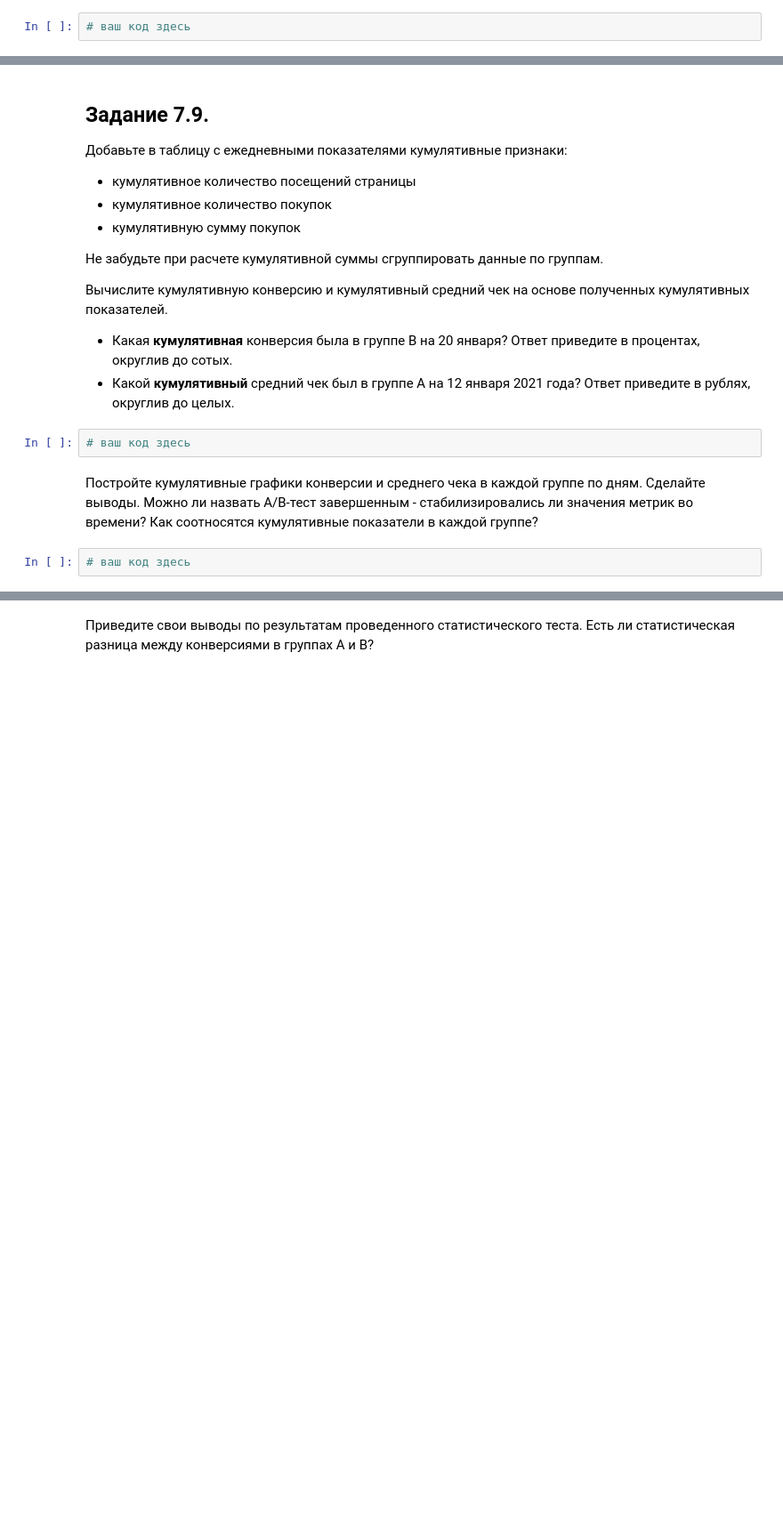
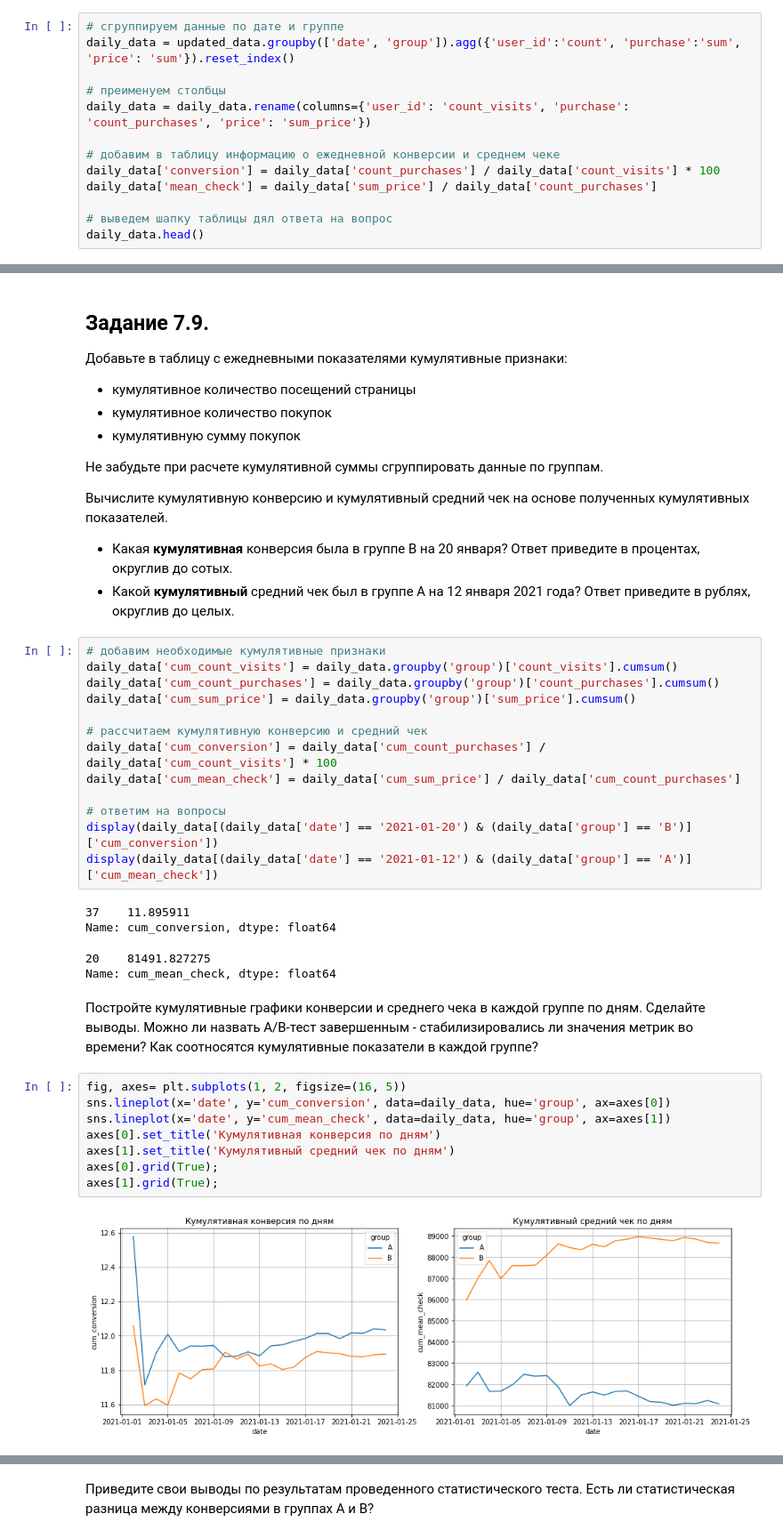
Before and after one commit to Alexx-Yu/python_classes, a Jupyter notebook: Module 27 - EDA-5/Template_EDA_5.ipynb, the cells around one changed output, grey strips where cells are left out. Shown at 89% size. Drawn from its saved outputs; the diff is of its cells as text; blank space fills up the shorter version.

```diff
--- a/Module 27 - EDA-5/Template_EDA_5.ipynb
+++ b/Module 27 - EDA-5/Template_EDA_5.ipynb
@@ -156,4 +242,15 @@ updated_data = data[data['user_id'].apply(lambda x: x not in user_intersection)]
 
 * Чему равен средний чек 3 января 2021 года? Ответ приведите в рублях и округлите до целого.
 # %%
-# ваш код здесь
+# сгруппируем данные по дате и группе
+daily_data = updated_data.groupby(['date', 'group']).agg({'user_id':'count', 'purchase':'sum', 'price': 'sum'}).reset_index()
+
+# преименуем столбцы
+daily_data = daily_data.rename(columns={'user_id': 'count_visits', 'purchase': 'count_purchases', 'price': 'sum_price'})
+
+# добавим в таблицу информацию о ежедневной конверсии и среднем чеке
+daily_data['conversion'] = daily_data['count_purchases'] / daily_data['count_visits'] * 100
+daily_data['mean_check'] = daily_data['sum_price'] / daily_data['count_purchases']
+
+# выведем шапку таблицы дял ответа на вопрос
+daily_data.head()
@@ -172,9 +276,33 @@ updated_data = data[data['user_id'].apply(lambda x: x not in user_intersection)]
 * Какая **кумулятивная** конверсия была в группе B на 20 января? Ответ приведите в процентах, округлив до сотых.
 * Какой **кумулятивный** средний чек был в группе А на 12 января 2021 года? Ответ приведите в рублях, округлив до целых.
 # %%
-# ваш код здесь
+# добавим необходимые кумулятивные признаки
+daily_data['cum_count_visits'] = daily_data.groupby('group')['count_visits'].cumsum()
+daily_data['cum_count_purchases'] = daily_data.groupby('group')['count_purchases'].cumsum()
+daily_data['cum_sum_price'] = daily_data.groupby('group')['sum_price'].cumsum()
+
+# рассчитаем кумулятивную конверсию и средний чек
+daily_data['cum_conversion'] = daily_data['cum_count_purchases'] / daily_data['cum_count_visits'] * 100
+daily_data['cum_mean_check'] = daily_data['cum_sum_price'] / daily_data['cum_count_purchases']
+
+# ответим на вопросы
+display(daily_data[(daily_data['date'] == '2021-01-20') & (daily_data['group'] == 'B')]['cum_conversion'])
+display(daily_data[(daily_data['date'] == '2021-01-12') & (daily_data['group'] == 'A')]['cum_mean_check'])
+# %% [output]
+37    11.895911
+Name: cum_conversion, dtype: float64
+20    81491.827275
+Name: cum_mean_check, dtype: float64
 # %% [markdown]
 Постройте кумулятивные графики конверсии и среднего чека в каждой группе по дням. Сделайте выводы. Можно ли назвать A/B-тест завершенным - стабилизировались ли значения метрик во времени? Как соотносятся кумулятивные показатели в каждой группе?
 # %%
-# ваш код здесь
+fig, axes= plt.subplots(1, 2, figsize=(16, 5))
+sns.lineplot(x='date', y='cum_conversion', data=daily_data, hue='group', ax=axes[0])
+sns.lineplot(x='date', y='cum_mean_check', data=daily_data, hue='group', ax=axes[1])
+axes[0].set_title('Кумулятивная конверсия по дням')
+axes[1].set_title('Кумулятивный средний чек по дням')
+axes[0].grid(True);
+axes[1].grid(True);
+# %% [output]
+[figure, added]
 # %% [markdown]
```
Also changed, not shown: parts of 26 cells of this notebook.
